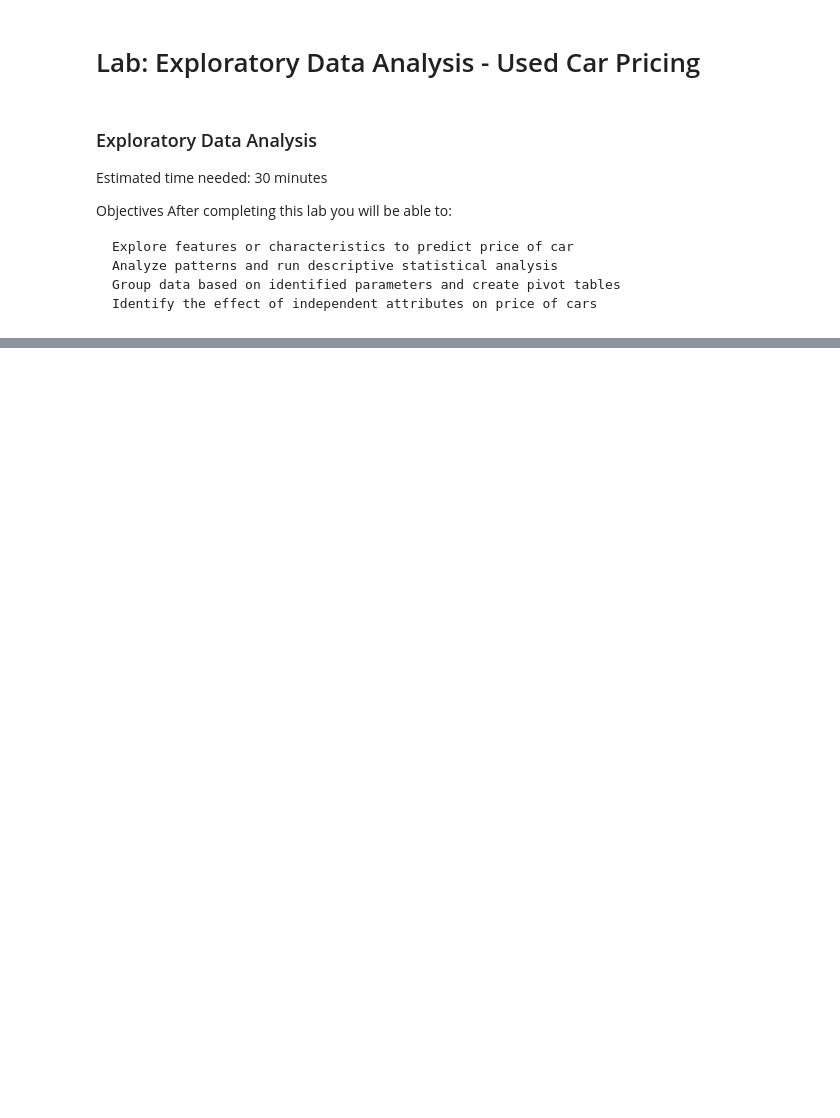
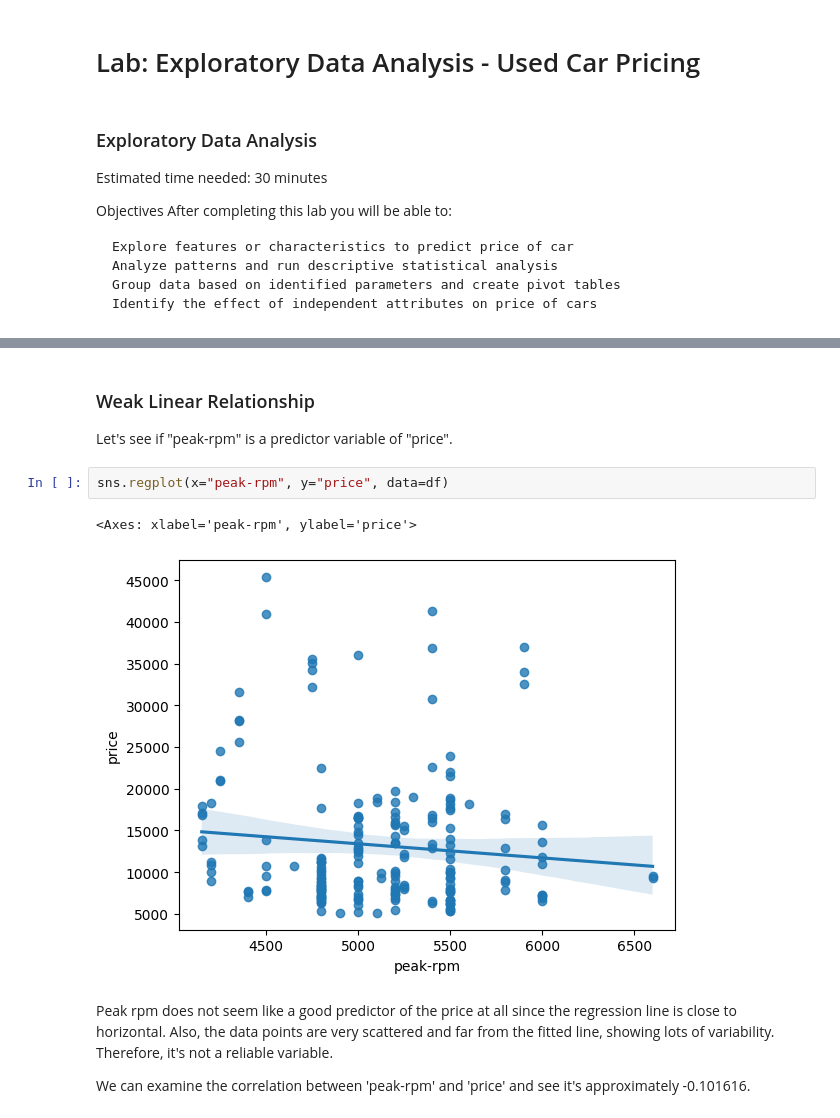
Before and after one commit to jaypay161-codealchemy/Data_Analysis_with_Python, a Jupyter notebook: Module-3.ipynb, the cells around one changed output, grey strips where cells are left out. Saved outputs shown, nothing was run; the diff lists cells and outputs as text; blank space fills up the shorter version.

```diff
--- a/Module-3.ipynb
+++ b/Module-3.ipynb
@@ -48,0 +178,12 @@ df = pd.read_csv(filepath, header=None)
+# %% [markdown]
+### Weak Linear Relationship
+Let's see if "peak-rpm" is a predictor variable of "price".
+# %%
+sns.regplot(x="peak-rpm", y="price", data=df)
+# %% [output]
+<Axes: xlabel='peak-rpm', ylabel='price'>
+[figure, added]
+# %% [markdown]
+Peak rpm does not seem like a good predictor of the price at all since the regression line is close to horizontal. Also, the data points are very scattered and far from the fitted line, showing lots of variability. Therefore, it's not a reliable variable.
+
+We can examine the correlation between 'peak-rpm' and 'price' and see it's approximately -0.101616.
```
Also changed, not shown: parts of 32 cells of this notebook.
